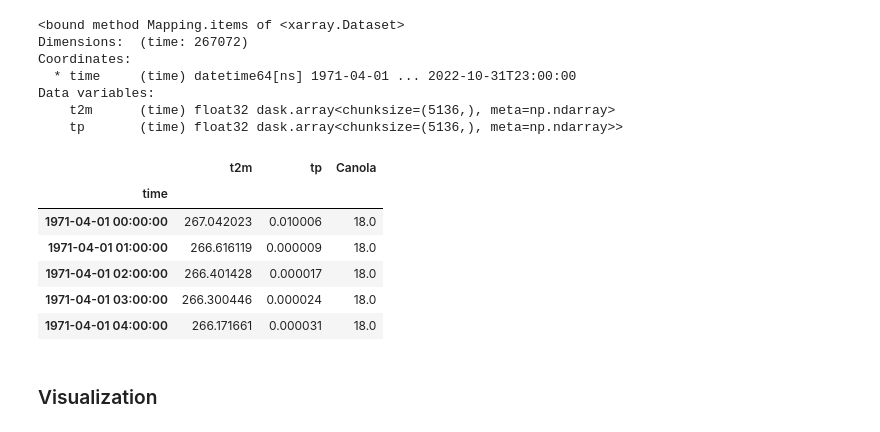
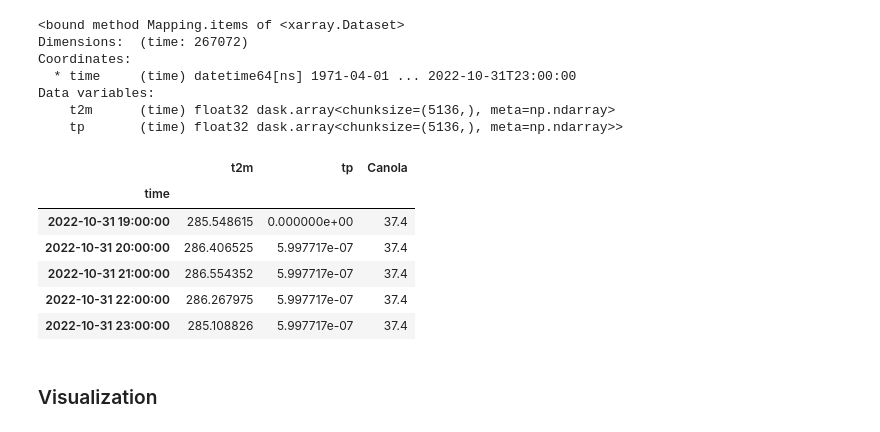
Before and after one commit to Laura-Pldk/Canola_Yield_Prediction, a Jupyter notebook: notebooks/Canola_presentation.ipynb, the cells around one changed output. Drawn from its saved outputs; the diff is of its cells as text; code cells hidden in the pictures.

Commit message:
data + some background info added to notebook

```diff
--- a/notebooks/Canola_presentation.ipynb
+++ b/notebooks/Canola_presentation.ipynb
@@ -46,7 +86,7 @@ canola_dist1 = canola_filtered[canola_filtered['RM'] == 1]
 # %% [markdown]
 ### Weather Data
 # %%
-cop_all = xr.open_mfdataset(paths='data/raw_data/*.nc', combine='by_coords')
+cop_all = xr.open_mfdataset(paths='../data/raw_data/*.nc', combine='by_coords')
 # %%
 # use mean of latitude, longitude dims as they only deviate marginally
 cop_all.items
@@ -78,20 +118,20 @@ Data variables:
 # %%
 column_to_append = canola_dist1['Canola'].tolist()
 
 dist1_df = cop_all_centralized.to_dataframe()
 
 years = dist1_df.index.year
 dist1_df['Canola'] = [column_to_append[year - 1971] for year in years]
 
-dist1_df.head()
+dist1_df.tail()
 # %% [output]
 |  | t2m | tp | Canola |
 | time |  |  |  |
-| 1971-04-01 00:00:00 | 267.042023 | 0.010006 | 18.0 |
-| 1971-04-01 01:00:00 | 266.616119 | 0.000009 | 18.0 |
-| 1971-04-01 02:00:00 | 266.401428 | 0.000017 | 18.0 |
-| 1971-04-01 03:00:00 | 266.300446 | 0.000024 | 18.0 |
-| 1971-04-01 04:00:00 | 266.171661 | 0.000031 | 18.0 |
+| 2022-10-31 19:00:00 | 285.548615 | 0.000000e+00 | 37.4 |
+| 2022-10-31 20:00:00 | 286.406525 | 5.997717e-07 | 37.4 |
+| 2022-10-31 21:00:00 | 286.554352 | 5.997717e-07 | 37.4 |
+| 2022-10-31 22:00:00 | 286.267975 | 5.997717e-07 | 37.4 |
+| 2022-10-31 23:00:00 | 285.108826 | 5.997717e-07 | 37.4 |
 # %% [markdown]
 ### Visualization
 # %%
```
Also changed, not shown: parts of 10 cells of this notebook, 52 other files.
